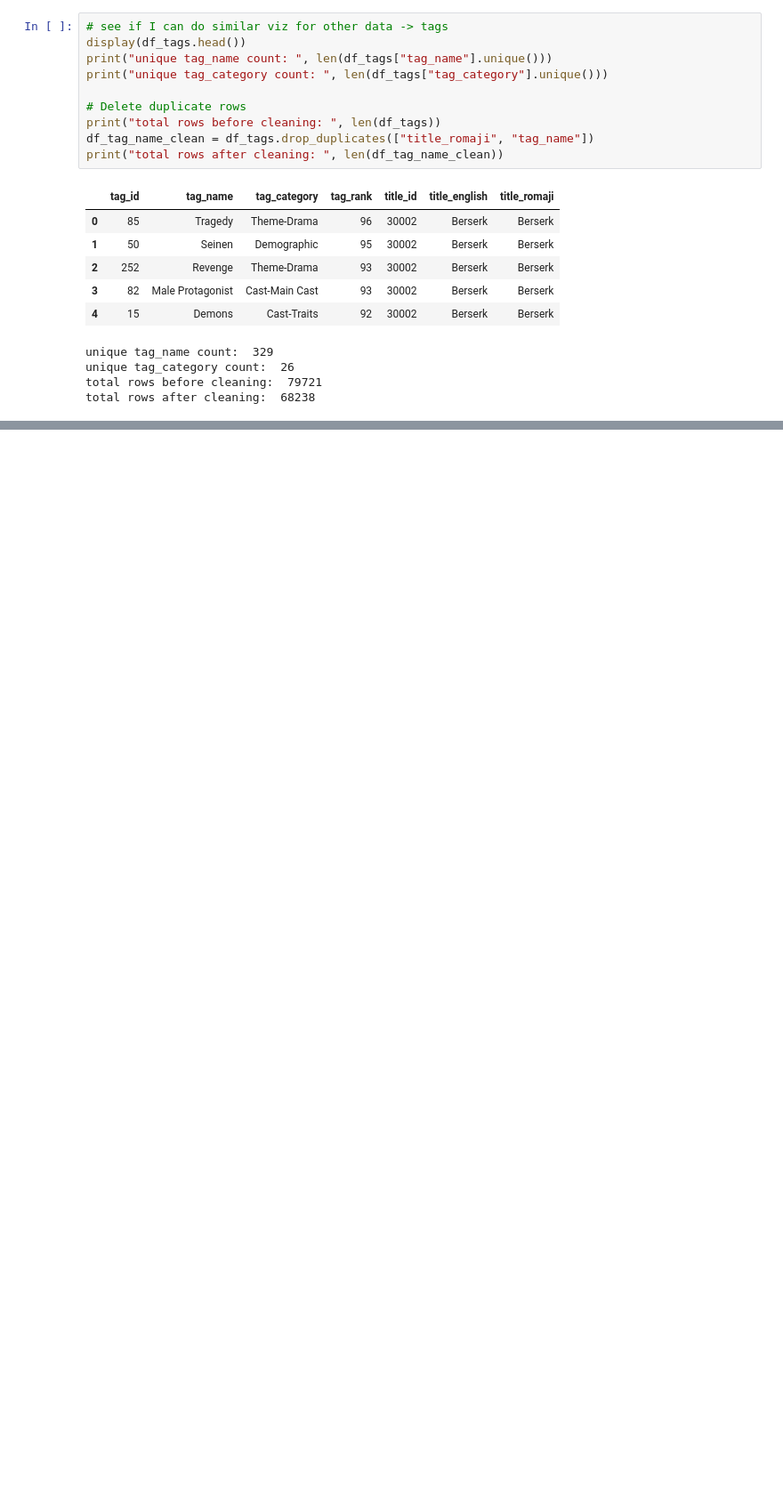
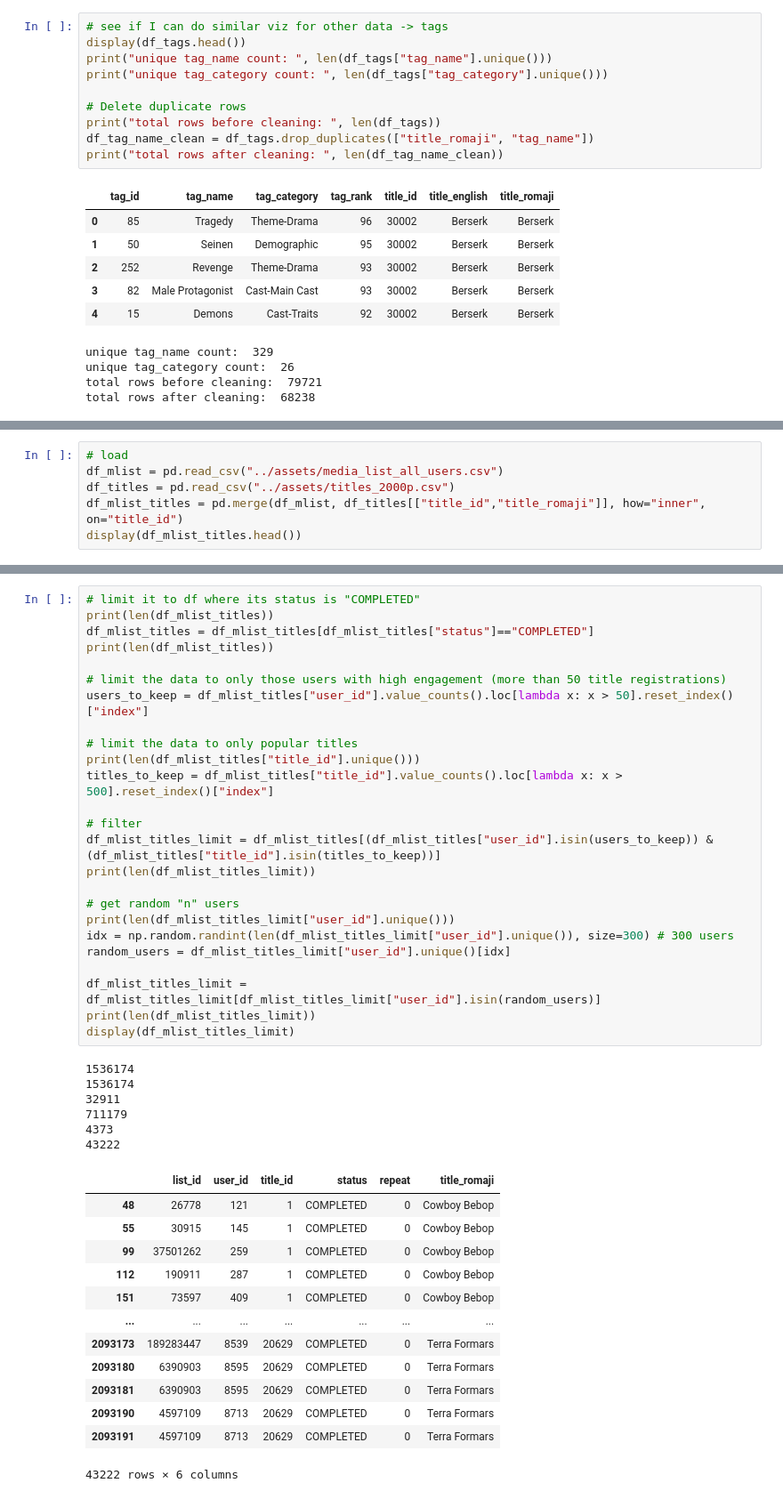
Before and after one commit to doyoung-umich/pj_otaku, a Jupyter notebook: Ryota/Network analysis of studios and staff.ipynb, the cells around one changed output, grey strips where cells are left out. Shown at 89% size. Saved outputs shown, nothing was run; the diff lists cells and outputs as text; blank space fills up the shorter version.

```diff
--- a/Ryota/Network analysis of studios and staff.ipynb
+++ b/Ryota/Network analysis of studios and staff.ipynb
@@ -176,0 +161,6 @@ interactive_network_viz(g, ["name", "edge_count", "top_3_associations"], "#bcbd2
+# %%
+# load
+df_mlist = pd.read_csv("../assets/media_list_all_users.csv")
+df_titles = pd.read_csv("../assets/titles_2000p.csv")
+df_mlist_titles = pd.merge(df_mlist, df_titles[["title_id","title_romaji"]], how="inner", on="title_id")
+display(df_mlist_titles.head())
@@ -176,0 +174,45 @@ interactive_network_viz(g, ["name", "edge_count", "top_3_associations"], "#bcbd2
+# %%
+# limit it to df where its status is "COMPLETED"
+print(len(df_mlist_titles))
+df_mlist_titles = df_mlist_titles[df_mlist_titles["status"]=="COMPLETED"]
+print(len(df_mlist_titles))
+
+# limit the data to only those users with high engagement (more than 50 title registrations)
+users_to_keep = df_mlist_titles["user_id"].value_counts().loc[lambda x: x > 50].reset_index()["index"]
+
+# limit the data to only popular titles
+print(len(df_mlist_titles["title_id"].unique()))
+titles_to_keep = df_mlist_titles["title_id"].value_counts().loc[lambda x: x > 500].reset_index()["index"]
+
+# filter
+df_mlist_titles_limit = df_mlist_titles[(df_mlist_titles["user_id"].isin(users_to_keep)) & (df_mlist_titles["title_id"].isin(titles_to_keep))]
+print(len(df_mlist_titles_limit))
+
+# get random "n" users
+print(len(df_mlist_titles_limit["user_id"].unique()))
+idx = np.random.randint(len(df_mlist_titles_limit["user_id"].unique()), size=300) # 300 users
+random_users = df_mlist_titles_limit["user_id"].unique()[idx]
+
+df_mlist_titles_limit = df_mlist_titles_limit[df_mlist_titles_limit["user_id"].isin(random_users)]
+print(len(df_mlist_titles_limit))
+display(df_mlist_titles_limit)
+# %% [output]
+1536174
+1536174
+32911
+711179
+4373
+43222
+|  | list_id | user_id | title_id | status | repeat | title_romaji |
+| 48 | 26778 | 121 | 1 | COMPLETED | 0 | Cowboy Bebop |
+| 55 | 30915 | 145 | 1 | COMPLETED | 0 | Cowboy Bebop |
+| 99 | 37501262 | 259 | 1 | COMPLETED | 0 | Cowboy Bebop |
+| 112 | 190911 | 287 | 1 | COMPLETED | 0 | Cowboy Bebop |
+| 151 | 73597 | 409 | 1 | COMPLETED | 0 | Cowboy Bebop |
+| ... | ... | ... | ... | ... | ... | ... |
+| 2093173 | 189283447 | 8539 | 20629 | COMPLETED | 0 | Terra Formars |
+| 2093180 | 6390903 | 8595 | 20629 | COMPLETED | 0 | Terra Formars |
+| 2093181 | 6390903 | 8595 | 20629 | COMPLETED | 0 | Terra Formars |
+| 2093190 | 4597109 | 8713 | 20629 | COMPLETED | 0 | Terra Formars |
+| 2093191 | 4597109 | 8713 | 20629 | COMPLETED | 0 | Terra Formars |
+43222 rows × 6 columns
```
Also changed, not shown: parts of 6 cells of this notebook.
